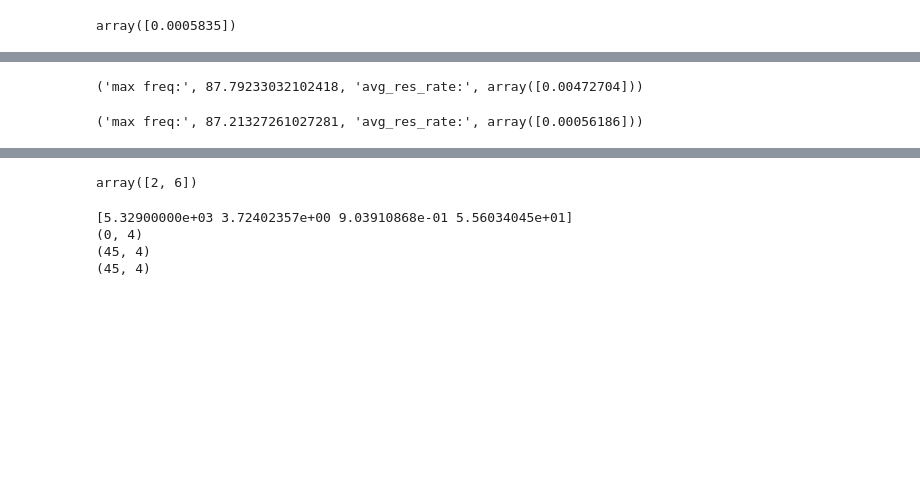
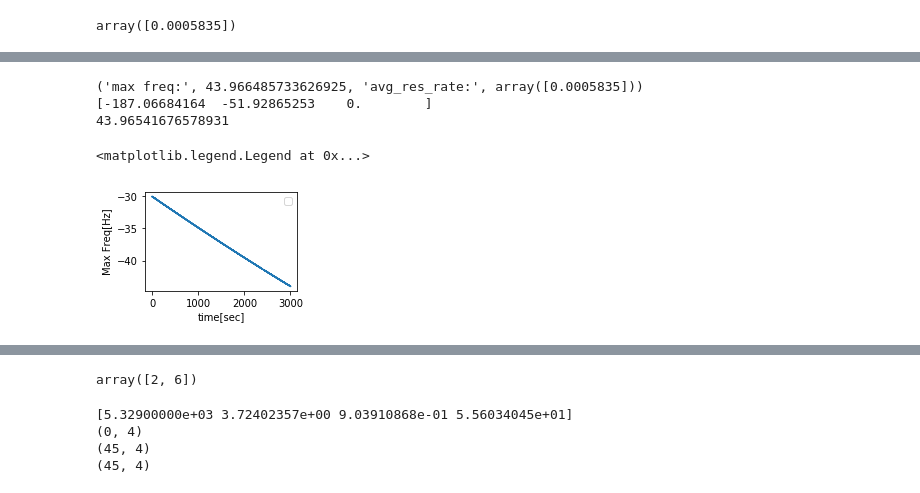
Before and after one commit to zhichen3/QA-sim, a Jupyter notebook: notebook/BSC_analysis.ipynb, the cells around one changed output, grey strips where cells are left out. Cells and saved outputs as stored; diff of their text form; code cells hidden in the pictures; blank space fills up the shorter version.

```diff
--- a/notebook/BSC_analysis.ipynb
+++ b/notebook/BSC_analysis.ipynb
@@ -20,14 +21,14 @@ BSC = qua.BSC_process("/home/zhi/SULI21/bsc5.dat")
 # Let wavelength of observation be 0.55 mircometer
 lam = 0.55*10**(-6)
 
-#NEW YORK COORD but the overall baseline is E-W, with B ~ 270m
+#NEW YORK COORD but the overall baseline is E-W, with B ~ 190m
 pos_t_NY = [[-1.3,0.71,6.4*10**(6)],[-1.30004,0.71,6.4*10**(6)]]
 
 # filter stars and give pair of stars
-pos = BSC.BSC_filter(pos_t_NY)
+pos = BSC.BSC_filter(pos_t_NY,3)
 
 # Period of Observation
-T = 40000.0   # about 12 hours
+T = 43200.0   # about 12 hours
 
 print(pos)
 # %% [output]
@@ -243,20 +60,0 @@ print("max freq:", freq_15, "avg_res_rate:", avg_res_rate_15)
-# %%
-# Do the same for pair #16
-num_16, t_16, baseline, excess_16 = QT.get_num_photon(pos[16],pos_t_NY,lam,T,'pos')
-w_t_16, new_t_16 = QT.freq_func(num_16,t_16,excess_16)
-freq_16 = np.amax(np.absolute(w_t_16[0]))
-avg_res_rate_16 = (np.amax(num_16,axis=1) + np.amin(num_16,axis=1))/2
-
-print("max freq:", freq_16, "avg_res_rate:", avg_res_rate_16)
-# %% [output]
-('max freq:', 87.79233032102418, 'avg_res_rate:', array([0.00472704]))
-# %%
-# Do the same for pair #17
-num_17, t_17, baseline, excess_17 = QT.get_num_photon(pos[17],pos_t_NY,lam,T,'pos')
-w_t_17, new_t_17 = QT.freq_func(num_17,t_17,excess_17)
-freq_17 = np.amax(np.absolute(w_t_17[0]))
-avg_res_rate_17 = (np.amax(num_17,axis=1) + np.amin(num_17,axis=1))/2
-
-print("max freq:", freq_17, "avg_res_rate:", avg_res_rate_17)
-# %% [output]
-('max freq:', 87.21327261027281, 'avg_res_rate:', array([0.00056186]))
@@ -270,0 +61,14 @@ avg_pair_rate = np.array([0.0005835, 0.00080901, 0.00063437, 0.00048108, 0.00052
+# %%
+T_0 = 3000
+pos[0,:,1] = pos[0,:,1] - 0.65
+num_0, t_0, baseline, phase_0 = QT.get_num_photon(pos[0],pos_t_NY,lam,T_0,'pos')
+w_t_0, new_t_0 = QT.freq_func(phase_0,t_0)
+freq_0 = np.amax(np.absolute(w_t_0[0]))
+avg_res_rate_0 = (np.amax(num_0,axis=1) + np.amin(num_0,axis=1))/2
+print("max freq:", freq_0, "avg_res_rate:", avg_res_rate_0)
+print(baseline)
+print(freq_n0)
+# %% [output]
+('max freq:', 43.966485733626925, 'avg_res_rate:', array([0.0005835]))
+[-187.06684164  -51.92865253    0.        ]
+43.96541676578931
@@ -270,0 +77,9 @@ avg_pair_rate = np.array([0.0005835, 0.00080901, 0.00063437, 0.00048108, 0.00052
+# %%
+plt.subplot(2,2,4)
+plt.plot(new_t_0,w_t_0[0])
+#plt.xlim([20000,20000.1])
+plt.xlabel('time[sec]');plt.ylabel('Max Freq[Hz]')
+plt.legend()
+# %% [output]
+<matplotlib.legend.Legend at 0x...>
+[figure, added]
```
Also changed, not shown: parts of 78 cells of this notebook, 11 other files.
